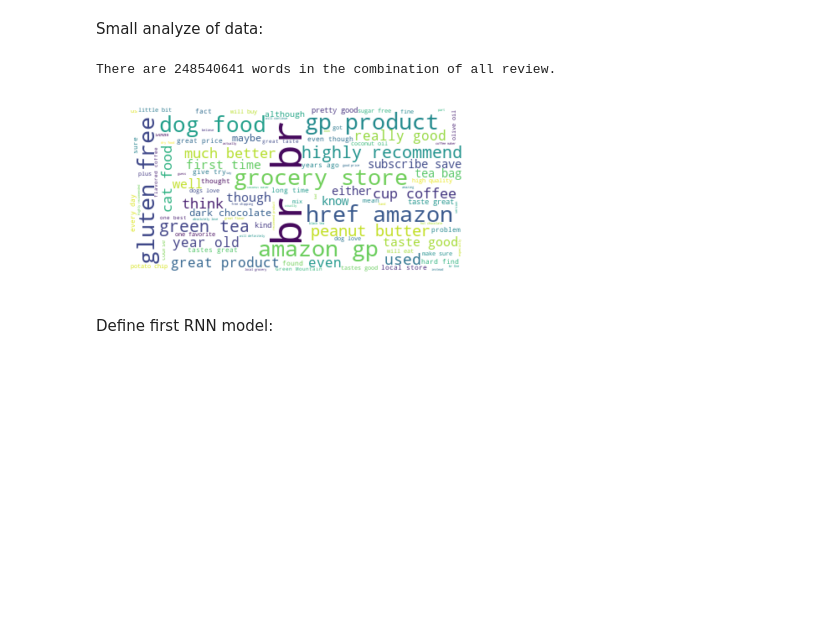
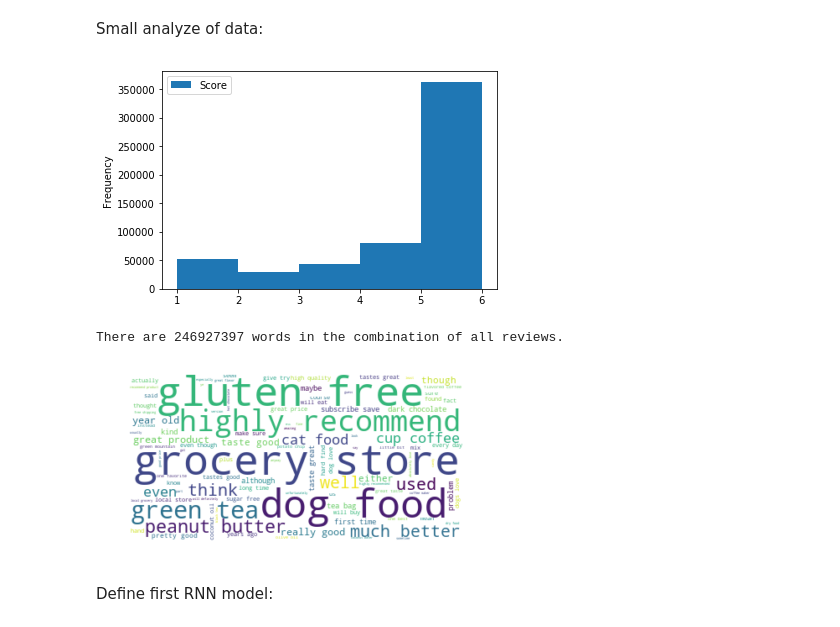
Before and after one commit to lovhag/SSY340_project, a Jupyter notebook: Sentiment analysis project.ipynb, the cells around one changed output. Saved outputs shown, nothing was run; the diff lists cells and outputs as text; code cells hidden in the pictures; blank space fills up the shorter version.

```diff
--- a/Sentiment analysis project.ipynb
+++ b/Sentiment analysis project.ipynb
@@ -52,0 +40,13 @@ df.head()
+# %%
+# Pick only relevant data:
+df = df_original[['Score','Text']]
+
+# remove text inside '< >':
+texts = df.get(['Text']).values
+texts_revised = []
+for row in texts:
+    tmp = re.sub(r'<.+?>', ' ', str(row))
+    tmp = tmp.lower()
+    texts_revised.append(tmp)
+df['Text'] = texts_revised.copy()
+df.head()
@@ -54,22 +66,25 @@ df.head()
 Small analyze of data:
 # %%
 ###### SCORE DISTRIBUTION ######
+df.plot.hist(bins=[1, 2, 3, 4, 5, 6])
+plt.show()
 
 ###### WORDCLOUD #######
 text = " ".join(review for review in df.Text)
 print ("There are {} words in the combination of all reviews.".format(len(text)))
 
 # Create and generate a word cloud image:
 wordcloud = WordCloud(max_font_size=50, max_words=100, background_color="white").generate(text)
 
 # Display the generated image:
 plt.figure()
 plt.imshow(wordcloud, interpolation="bilinear")
 plt.axis("off")
 plt.show()
 #wordcloud.to_file("img/first_review.png")
 # %% [output]
+[figure, new version]
-There are 248540641 words in the combination of all review.
+There are 246927397 words in the combination of all reviews.
-[figure, old version]
+[figure, added]
 # %% [markdown]
 Define first RNN model:
```
Also changed, not shown: parts of 3 cells of this notebook.
